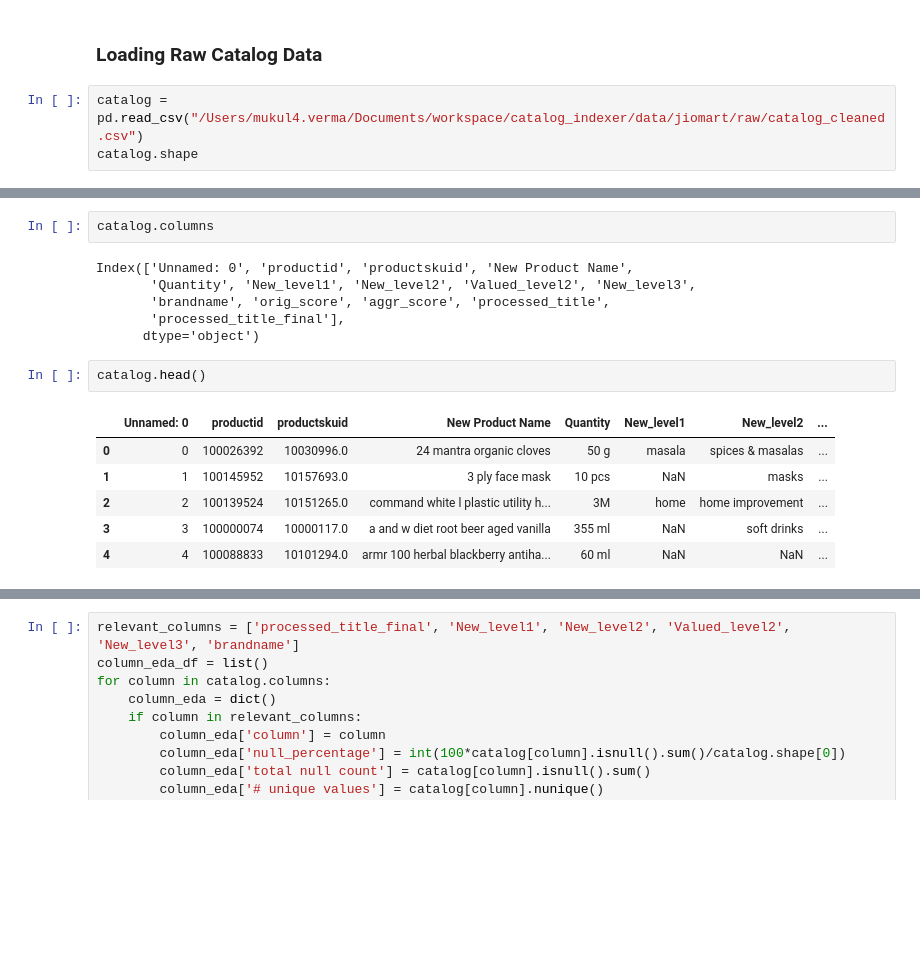
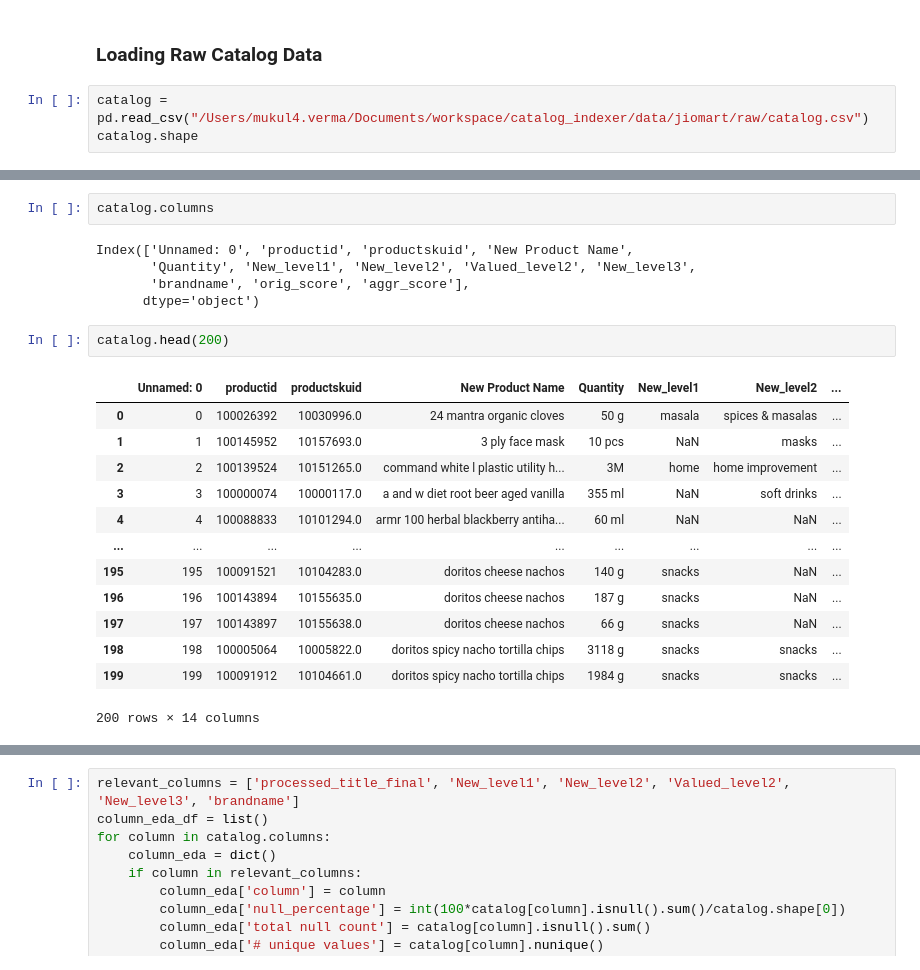
Before and after one commit to mukulverma1811/catalog_processor, a Jupyter notebook: src/indexing_experiments.ipynb, the cells around one changed output, grey strips where cells are left out. Cells and saved outputs as stored; diff of their text form; blank space fills up the shorter version.

```diff
--- a/src/indexing_experiments.ipynb
+++ b/src/indexing_experiments.ipynb
@@ -14,6 +27,6 @@ from load_config import config
 # %% [markdown]
 ### Loading Raw Catalog Data
 # %%
-catalog = pd.read_csv("/Users/mukul4.verma/Documents/workspace/catalog_indexer/data/jiomart/raw/catalog_cleaned.csv")
+catalog = pd.read_csv("/Users/mukul4.verma/Documents/workspace/catalog_indexer/data/jiomart/raw/catalog.csv")
 catalog.shape
 # %% [output]
@@ -23,15 +46,21 @@ catalog.columns
 # %% [output]
 Index(['Unnamed: 0', 'productid', 'productskuid', 'New Product Name',
        'Quantity', 'New_level1', 'New_level2', 'Valued_level2', 'New_level3',
-       'brandname', 'orig_score', 'aggr_score', 'processed_title',
-       'processed_title_final'],
+       'brandname', 'orig_score', 'aggr_score'],
       dtype='object')
 # %%
-catalog.head()
+catalog.head(200)
 # %% [output]
 |  | Unnamed: 0 | productid | productskuid | New Product Name | Quantity | New_level1 | New_level2 | ... |
 | 0 | 0 | 100026392 | 10030996.0 | 24 mantra organic cloves | 50 g | masala | spices & masalas | ... |
 | 1 | 1 | 100145952 | 10157693.0 | 3 ply face mask | 10 pcs | NaN | masks | ... |
 | 2 | 2 | 100139524 | 10151265.0 | command white l plastic utility h... | 3M | home | home improvement | ... |
 | 3 | 3 | 100000074 | 10000117.0 | a and w diet root beer aged vanilla | 355 ml | NaN | soft drinks | ... |
 | 4 | 4 | 100088833 | 10101294.0 | armr 100 herbal blackberry antiha... | 60 ml | NaN | NaN | ... |
+| ... | ... | ... | ... | ... | ... | ... | ... | ... |
+| 195 | 195 | 100091521 | 10104283.0 | doritos cheese nachos | 140 g | snacks | NaN | ... |
+| 196 | 196 | 100143894 | 10155635.0 | doritos cheese nachos | 187 g | snacks | NaN | ... |
+| 197 | 197 | 100143897 | 10155638.0 | doritos cheese nachos | 66 g | snacks | NaN | ... |
+| 198 | 198 | 100005064 | 10005822.0 | doritos spicy nacho tortilla chips | 3118 g | snacks | snacks | ... |
+| 199 | 199 | 100091912 | 10104661.0 | doritos spicy nacho tortilla chips | 1984 g | snacks | snacks | ... |
+200 rows × 14 columns
```
Also changed, not shown: parts of 8 cells of this notebook, 18 other files.
